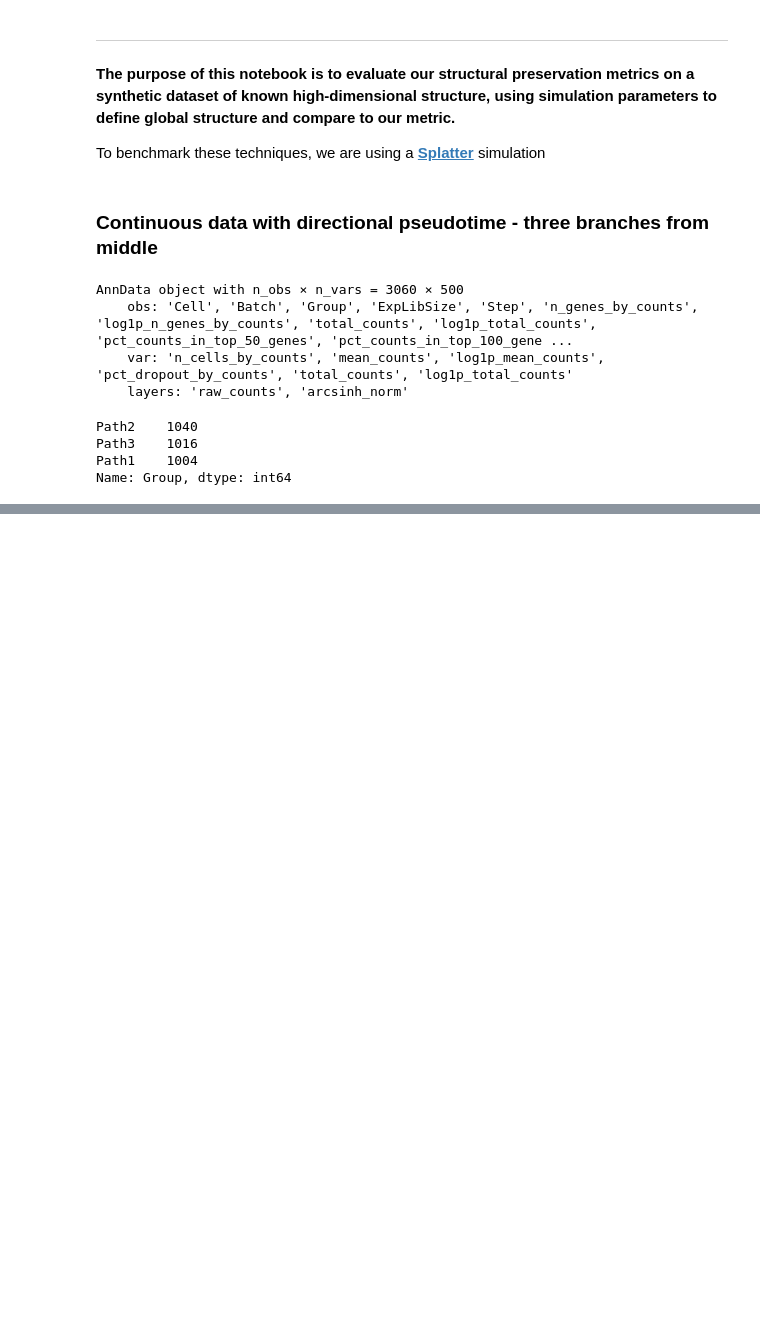
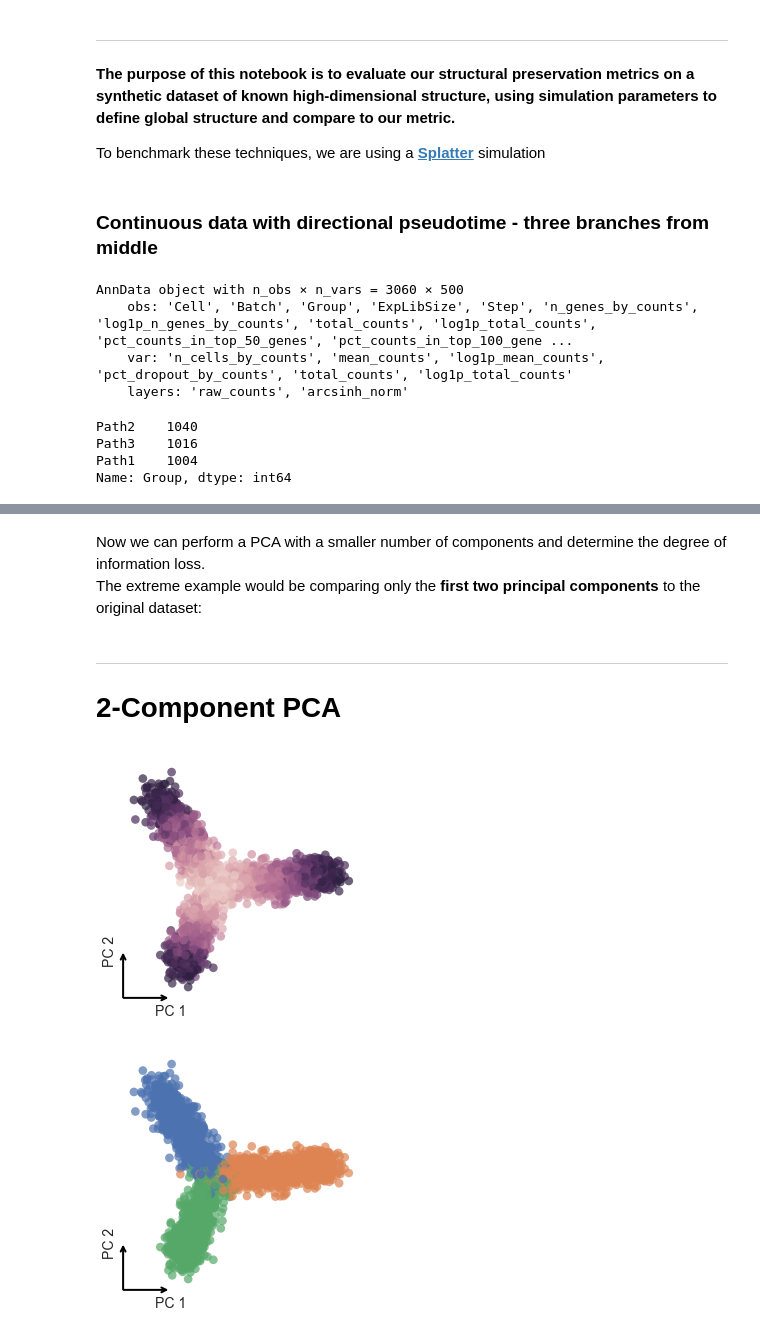
Before and after one commit to Ken-Lau-Lab/DR-structure-preservation, a Jupyter notebook: dev/splat_sim.ipynb, the cells around one changed output, grey strips where cells are left out. Drawn from its saved outputs; the diff is of its cells as text; code cells hidden in the pictures; blank space fills up the shorter version.

```diff
--- a/dev/splat_sim.ipynb
+++ b/dev/splat_sim.ipynb
@@ -413,0 +272,14 @@ _ = plt.hist(sim_path_discrete.obs.log1p_total_counts, bins=40)
+# %% [markdown]
+Now we can perform a PCA with a smaller number of components and determine the degree of information loss.
+The extreme example would be comparing only the __first two principal components__ to the original dataset:
+# %% [markdown]
+---
+# 2-Component PCA
+# %%
+sc.tl.pca(sim_path, n_comps=2)
+sim_path.obsm['PCA2'] = sim_path.obsm['X_pca'].copy()
+DR_plot(dim_name='PC', figsize=(4,4)).plot(sim_path.obsm['PCA2'], color=sim_path.obs['Step'], save_to="/Users/cody/Desktop/figs/sim_path_PCA_step.png")
+DR_plot(dim_name='PC', figsize=(4,4)).plot(sim_path.obsm['PCA2'], color=sim_path.obs['Group'], save_to="/Users/cody/Desktop/figs/sim_path_PCA_group.png")
+# %% [output]
+[figure, added]
+[figure, added]
```
Also changed, not shown: parts of 142 cells of this notebook, 55 other files.
